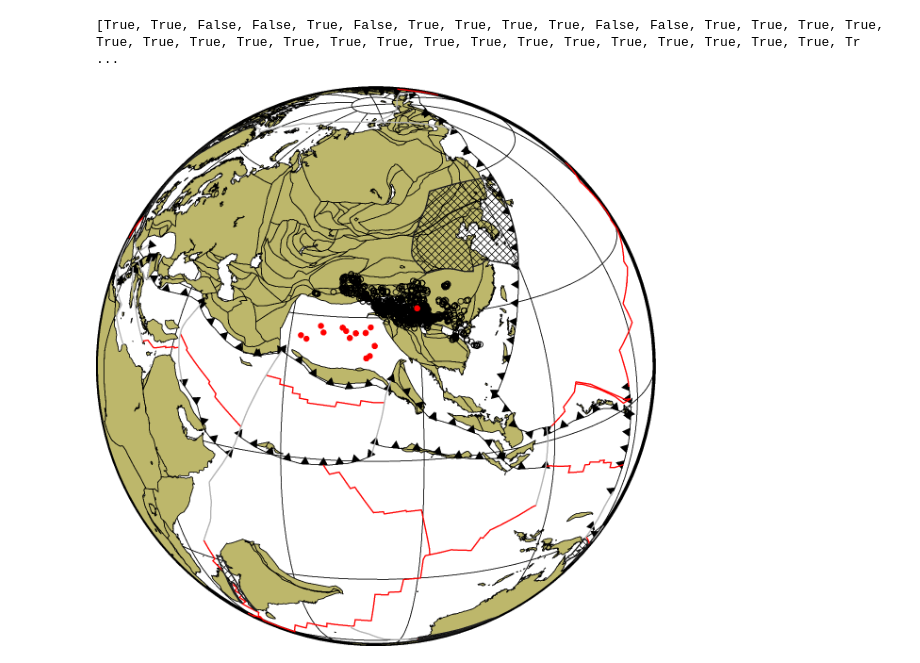
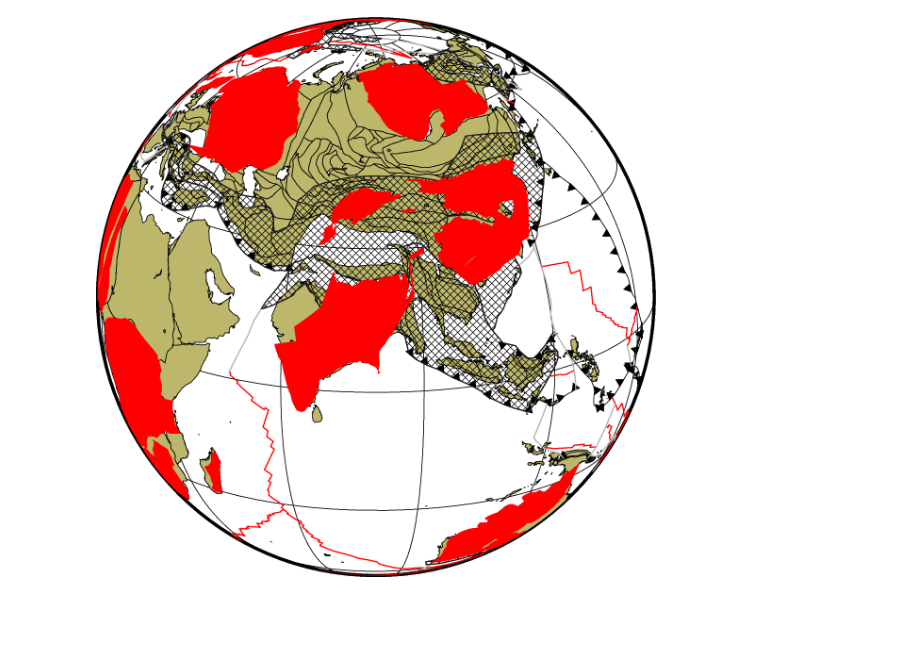
Before and after one commit to siwill22/GPlatesReconstructionModel, a Jupyter notebook: test_notebooks/test_deformation.ipynb, the cells around one changed output. Saved outputs shown, nothing was run; the diff lists cells and outputs as text; code cells hidden in the pictures; blank space fills up the shorter version.

Commit message:
primitive version of polygon deformation

```diff
--- a/test_notebooks/test_deformation.ipynb
+++ b/test_notebooks/test_deformation.ipynb
@@ -19,7 +21,12 @@ topological_model = pygplates.TopologicalModel(
 # %%
 features = pygplates.FeatureCollection('/Users/simon/GIT/pygplates-paleo/strat/tibet_geochem.geojson')
 
-gdf = gpd.read_file('/Users/simon/GIT/pygplates-paleo/strat/tibet_geochem.geojson')
+#gdf = gpd.read_file('/Users/simon/GIT/pygplates-paleo/strat/tibet_geochem.geojson')
+
+
+#gdf = gpd.read_file('/Users/simon/Downloads/Evenick/Evenick, 2021, Global Basins.shp')
+gdf = gpd.read_file('/Users/simon/GIT/gpdata/reconstructions/PEHRSSON2015/PlatePolygons.shp')
+#gdf['FROMAGE'] =
 
 #for feature in features:
 #    print(feature.get_shapefile_attributes())
@@ -76,26 +137,28 @@ def deform_geometries(gdf, topological_model, reconstruction_time,
 # %%
-reconstruction_time = 85.
+reconstruction_time = 35.
 
-result = deform_geometries(gdf, topological_model, reconstruction_time, deactivate_points_that_fall_outside_a_network=False)
+result = deform_geometries(gdf, topological_model, reconstruction_time,
+                           deactivate_points_that_fall_outside_a_network=None)
 
 reconstructed_plates = M2019.plate_snapshot(reconstruction_time)
 reconstructed_continents = M2019.polygon_snapshot('coastlines', reconstruction_time)
 
 fig = pygmt.Figure()
 fig.basemap(region='d', projection='G80/20/10c', frame='afg')
 #fig.coast(land='gray')
 reconstructed_continents.plot(fig, color='darkkhaki')
 reconstructed_plates.plot_subduction_zones(fig)
 reconstructed_plates.plot_mid_ocean_ridges(fig)
 reconstructed_plates.plot_other_boundaries(fig)
 reconstructed_plates.plot_deformation_zones(fig)
 
-fig.plot(x=gdf.geometry.x, y=gdf.geometry.y, style='c0.1c')
-fig.plot(x=result.geometry.x, y=result.geometry.y, style='c0.1c', color='red')
+#fig.plot(x=gdf.geometry.x, y=gdf.geometry.y, style='c0.1c')
+#fig.plot(x=result.geometry.x, y=result.geometry.y, style='c0.1c', color='red')
 
+result.to_file('tmp.gmt', driver='OGR_GMT')
+fig.plot(data='tmp.gmt', color='red')
 fig.show(width=800)
 # %% [output]
-[True, True, False, False, True, False, True, True, True, True, False, False, True, True, True, True, True, True, True, True, True, True, True, True, True, True, True, True, True, True, True, True, Tr ...
-[figure, old version]
+[figure, new version]
 # %%
 result
```
Also changed, not shown: parts of 6 cells of this notebook.
